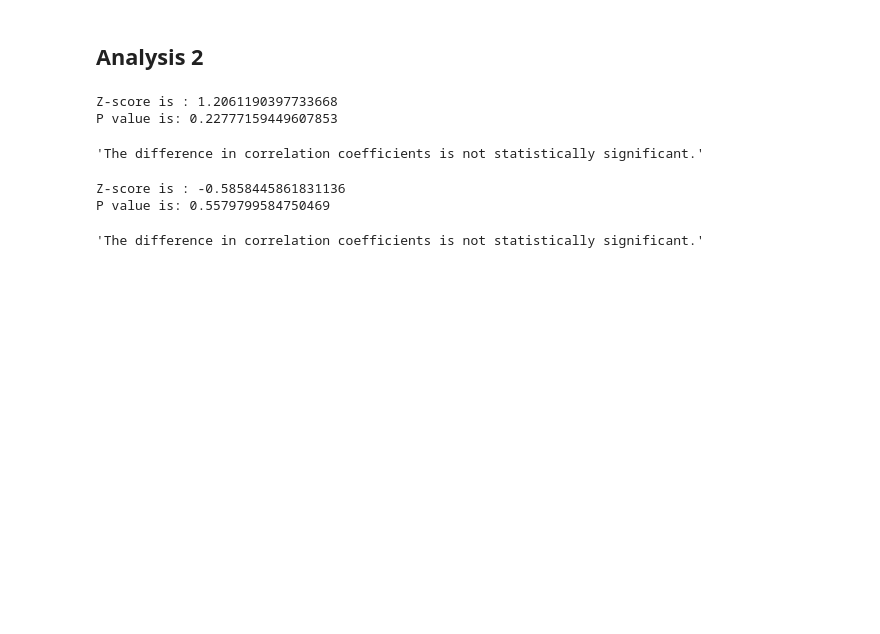
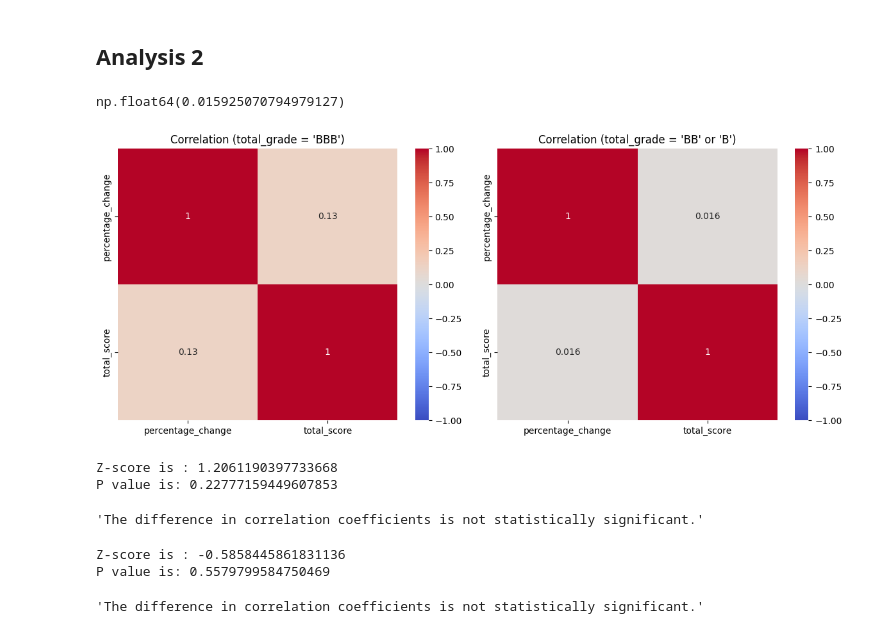
Before and after one commit to anushabishayee/info2950_finalproject, a Jupyter notebook: Phase4.ipynb, the cells around one changed output. Saved outputs shown, nothing was run; the diff lists cells and outputs as text; code cells hidden in the pictures; blank space fills up the shorter version.

```diff
--- a/Phase4.ipynb
+++ b/Phase4.ipynb
@@ -267,7 +281,6 @@ pop_n_high = pop_high.shape[0]
 pop_n_not_high = pop_not_high.shape[0]
 
 #the sample_companies
-# Step 1: Define the two groups based on ESG levels
 sample_high = sample_companies[sample_companies['total_grade'] == 'BBB']
 sample_not_high = sample_companies[(sample_companies['total_grade'] == 'BB') | (sample_companies['total_grade'] == 'B')]
 
@@ -278,6 +291,33 @@ sample_r_not_high = sample_not_high['percentage_change'].corr(sample_not_high['t
 # Sample sizes for each group
 sample_n_high = sample_high.shape[0]
 sample_n_not_high = sample_not_high.shape[0]
+
+
+pop_r_high
+pop_r_not_high
+# %% [output]
+np.float64(0.015925070794979127)
+# %%
+# Correlation plot
+corr_bbb = pop_high[["percentage_change", "total_score"]].corr()
+corr_bb_b = pop_not_high[["percentage_change", "total_score"]].corr()
+
+# Set up the matplotlib figure
+fig, axes = plt.subplots(1, 2, figsize=(12, 5))
+
+# Plot the heatmap for total_grade = 'BBB'
+sns.heatmap(corr_bbb, annot=True, cmap="coolwarm", vmin=-1, vmax=1, ax=axes[0])
+axes[0].set_title("Correlation (total_grade = 'BBB')")
+
+# Plot the heatmap for total_grade = 'BB' or 'B'
+sns.heatmap(corr_bb_b, annot=True, cmap="coolwarm", vmin=-1, vmax=1, ax=axes[1])
+axes[1].set_title("Correlation (total_grade = 'BB' or 'B')")
+
+# Display the plots
+plt.tight_layout()
+plt.show()
+# %% [output]
+[figure, added]
 # %%
 def z_test_correlation(n1, r1, n2, r2, alpha=0.05):
     """
```
Also changed, not shown: parts of 3 cells of this notebook.
